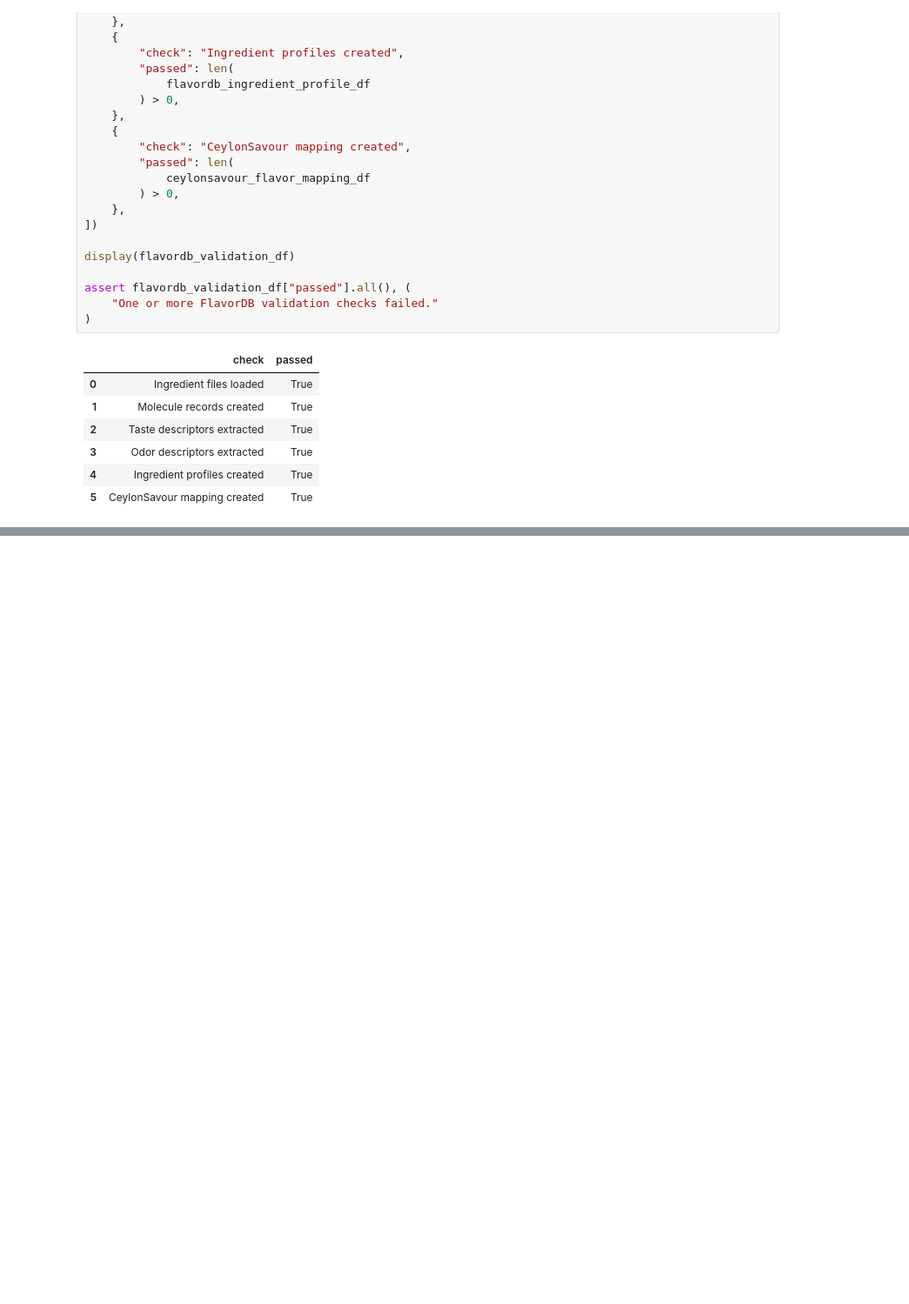
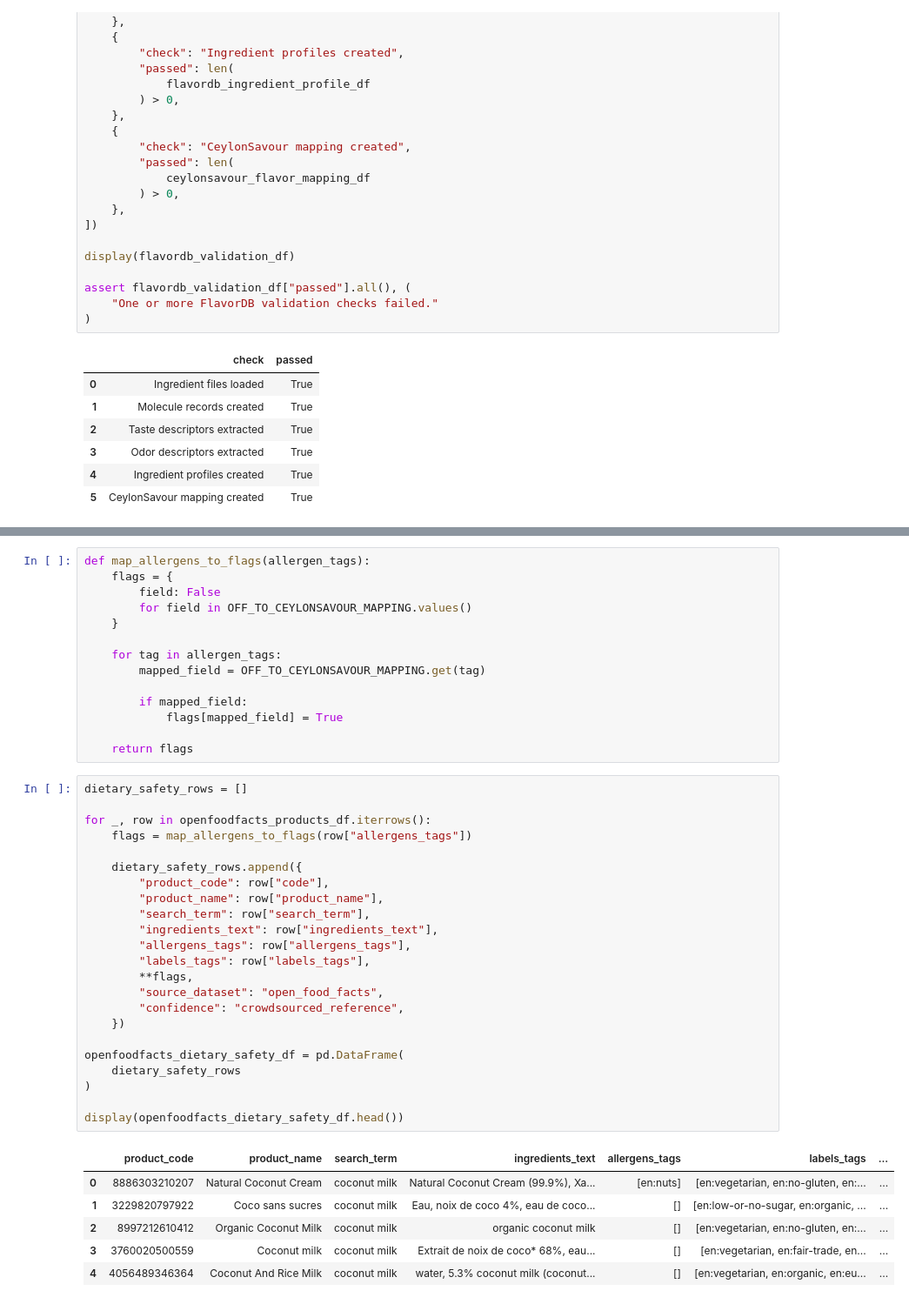
Before and after one commit to 123sandali/Ceylon-Savour, a Jupyter notebook: notebooks/01_international_db_analysis.ipynb, the cells around one changed output, grey strips where cells are left out. Shown at 87% size. Drawn from its saved outputs; the diff is of its cells as text; blank space fills up the shorter version.

Commit message:
Complete international food database analysis

```diff
--- a/notebooks/01_international_db_analysis.ipynb
+++ b/notebooks/01_international_db_analysis.ipynb
@@ -5417,0 +6037,44 @@ assert flavordb_validation_df["passed"].all(), (
+# %%
+def map_allergens_to_flags(allergen_tags):
+    flags = {
+        field: False
+        for field in OFF_TO_CEYLONSAVOUR_MAPPING.values()
+    }
+
+    for tag in allergen_tags:
+        mapped_field = OFF_TO_CEYLONSAVOUR_MAPPING.get(tag)
+
+        if mapped_field:
+            flags[mapped_field] = True
+
+    return flags
+# %%
+dietary_safety_rows = []
+
+for _, row in openfoodfacts_products_df.iterrows():
+    flags = map_allergens_to_flags(row["allergens_tags"])
+
+    dietary_safety_rows.append({
+        "product_code": row["code"],
+        "product_name": row["product_name"],
+        "search_term": row["search_term"],
+        "ingredients_text": row["ingredients_text"],
+        "allergens_tags": row["allergens_tags"],
+        "labels_tags": row["labels_tags"],
+        **flags,
+        "source_dataset": "open_food_facts",
+        "confidence": "crowdsourced_reference",
+    })
+
+openfoodfacts_dietary_safety_df = pd.DataFrame(
+    dietary_safety_rows
+)
+
+display(openfoodfacts_dietary_safety_df.head())
+# %% [output]
+|  | product_code | product_name | search_term | ingredients_text | allergens_tags | labels_tags | ... |
+| 0 | 8886303210207 | Natural Coconut Cream | coconut milk | Natural Coconut Cream (99.9%), Xa... | [en:nuts] | [en:vegetarian, en:no-gluten, en:... | ... |
+| 1 | 3229820797922 | Coco sans sucres | coconut milk | Eau, noix de coco 4%, eau de coco... | [] | [en:low-or-no-sugar, en:organic, ... | ... |
+| 2 | 8997212610412 | Organic Coconut Milk | coconut milk | organic coconut milk | [] | [en:vegetarian, en:no-gluten, en:... | ... |
+| 3 | 3760020500559 | Coconut milk | coconut milk | Extrait de noix de coco* 68%, eau... | [] | [en:vegetarian, en:fair-trade, en... | ... |
+| 4 | 4056489346364 | Coconut And Rice Milk | coconut milk | water, 5.3% coconut milk (coconut... | [] | [en:vegetarian, en:organic, en:eu... | ... |
```
Also changed, not shown: parts of 44 cells of this notebook, 21 other files.
